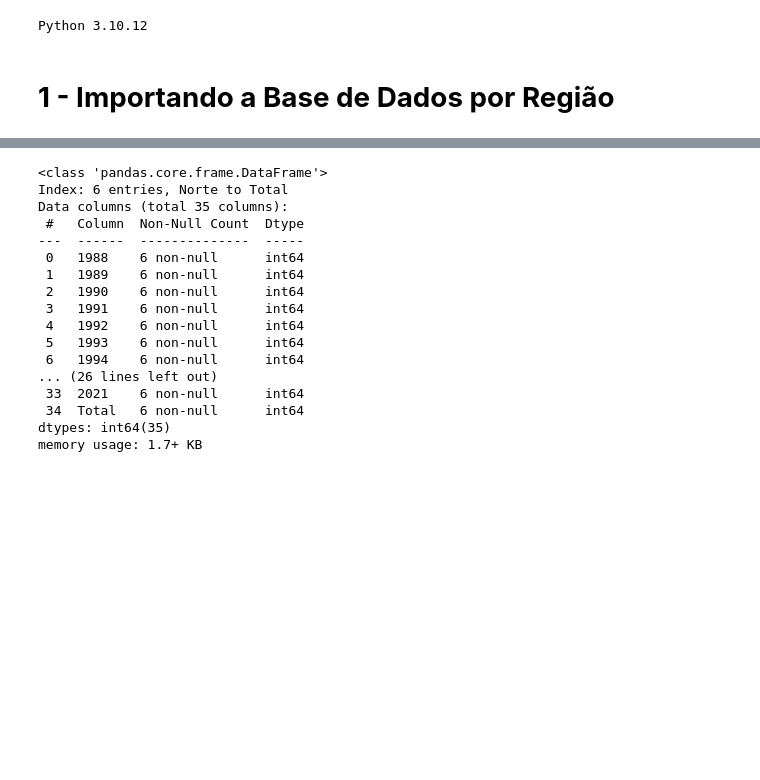
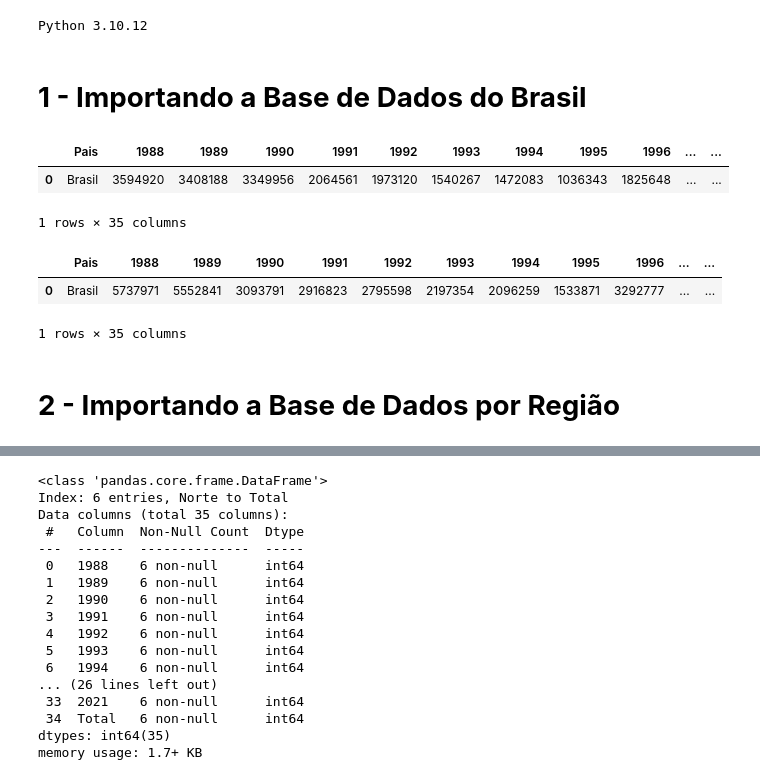
Before and after one commit to JoseNormando/Projeto_Trigo_Brasil_UFRN, a Jupyter notebook: trigo_time_series.ipynb, the cells around one changed output, grey strips where cells are left out. Saved outputs shown, nothing was run; the diff lists cells and outputs as text; code cells hidden in the pictures; blank space fills up the shorter version.

```diff
--- a/trigo_time_series.ipynb
+++ b/trigo_time_series.ipynb
@@ -34,9 +34,25 @@ from datetime import datetime
 # %% [output]
 Python 3.10.12
 # %% [markdown]
-# **1 - Importando a Base de Dados por Região**
+# **1 - Importando a Base de Dados do Brasil**
 # %%
 anos = list(map(str, range(1988, 2022)))
+# %%
+area_plantada_brasil = pd.read_excel('/content/drive/MyDrive/Colab Notebooks/Projetos/Arquivos/textos_tecnicos/area_plantada_brasil.xlsx')
+area_plantada_brasil
+# %% [output]
+|  | Pais | 1988 | 1989 | 1990 | 1991 | 1992 | 1993 | 1994 | 1995 | 1996 | ... | ... |
+| 0 | Brasil | 3594920 | 3408188 | 3349956 | 2064561 | 1973120 | 1540267 | 1472083 | 1036343 | 1825648 | ... | ... |
+1 rows × 35 columns
+# %%
+quantidade_produzida_brasil = pd.read_excel('/content/drive/MyDrive/Colab Notebooks/Projetos/Arquivos/textos_tecnicos/quantidade_produzida(ton)_brasil.xlsx')
+quantidade_produzida_brasil
+# %% [output]
+|  | Pais | 1988 | 1989 | 1990 | 1991 | 1992 | 1993 | 1994 | 1995 | 1996 | ... | ... |
+| 0 | Brasil | 5737971 | 5552841 | 3093791 | 2916823 | 2795598 | 2197354 | 2096259 | 1533871 | 3292777 | ... | ... |
+1 rows × 35 columns
+# %% [markdown]
+# **2 - Importando a Base de Dados por Região**
 # %%
 area_plantada_regiao = pd.read_excel('/content/drive/MyDrive/Colab Notebooks/Projetos/Arquivos/textos_tecnicos/area_plantada(ha) _regiao.xlsx')
 area_plantada_regiao.set_index('Regiao', inplace = True)
```
Also changed, not shown: parts of 14 cells of this notebook.
